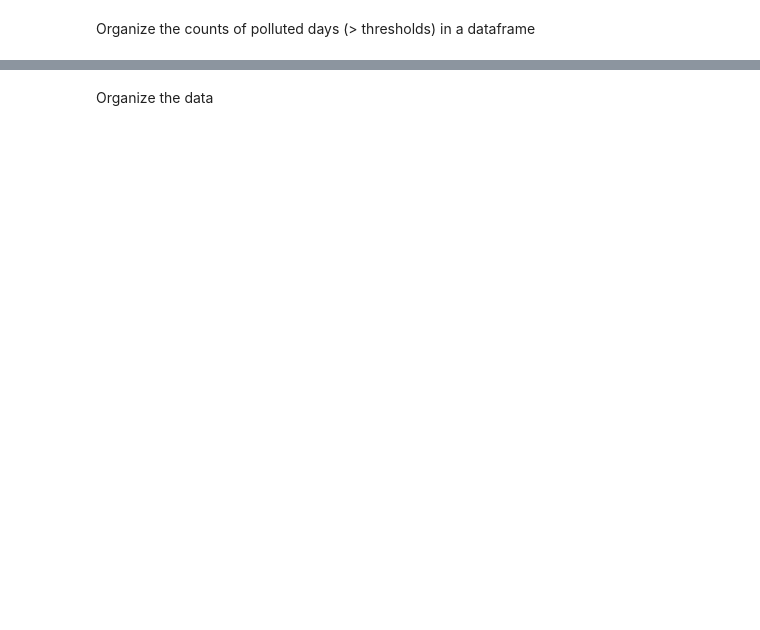
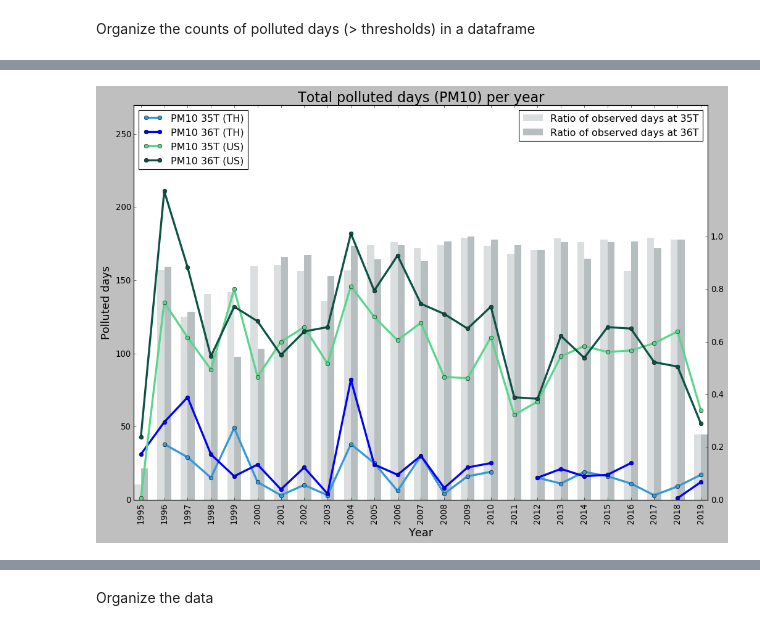
Before and after one commit to qiang-yi/Thailand_Haze, a Jupyter notebook: PM_time_series.ipynb, the cells around one changed output, grey strips where cells are left out. Saved outputs shown, nothing was run; the diff lists cells and outputs as text; code cells hidden in the pictures; blank space fills up the shorter version.

```diff
--- a/PM_time_series.ipynb
+++ b/PM_time_series.ipynb
@@ -389,0 +145,8 @@ plt.show()
+# %%
+# Calculated days in years depending on leap or non-leap yearggg
+PM_df.loc[PM_df['year']%4 == 0, 'days_in_year'] = 366
+PM_df.loc[PM_df['year']%4 != 0, 'days_in_year'] = 365
+PM_df['PM10_36T_data_R'] = PM_df['PM10_36T_all']/ PM_df['days_in_year']
+PM_df['PM10_35T_data_R'] = PM_df['PM10_35T_all']/ PM_df['days_in_year']
+PM_df['PM25_36T_data_R'] = PM_df['PM25_36T_all']/ PM_df['days_in_year']
+PM_df['PM25_35T_data_R'] = PM_df['PM25_35T_all']/ PM_df['days_in_year']
@@ -389,0 +175,48 @@ plt.show()
+# %%
+year_ls = list(PM_df['year'])
+#color_ls = ['grey']*len(year_ls)
+#color_ls[10]='red'
+
+plt.rcParams['figure.figsize'] = [15, 10] # enlarge the default plotting size
+
+fig, ax1 = plt.subplots()
+ax2 = ax1.twinx()  # instantiate a second axes that shares the same x-axis
+
+# Plot bars first
+w = 0.3
+ax1.bar([x-w/2 for x in year_ls],PM_df['PM10_35T_data_R'],width=w,color='#CCD1D1',alpha=0.7,align='center',edgecolor = "none",label="Ratio of observed days at 35T")
+ax1.bar([x+w/2 for x in year_ls],PM_df['PM10_36T_data_R'],width=w,color='#99A3A4',alpha=0.7,align='center',edgecolor = "none",label="Ratio of observed days at 36T")
+
+# Format axis labels and ticks
+ax1.xaxis.set_ticks(year_ls)
+ax1.set_xticklabels(year_ls,rotation=90, fontsize=s)
+ax1.set_ylim(0, 1.5)
+ax1.yaxis.set_ticks([0,0.2,0.4,0.6,0.8,1.0])
+ax1.yaxis.tick_right()
+
+#ax1.yaxis.set_label_position("right")
+#ax1.bar(year_ls,PM_df['PM10_36T_data_R'],color='b',alpha=0.2)
+
+
+# Plot line charts
+ax2.plot(year_ls, PM_df['PM10_35T_th'], marker="o", color='#3498DB', linewidth=3, label='PM10 35T (TH)')
+ax2.plot(year_ls, PM_df['PM10_36T_th'], marker="o", color='b', linewidth=3, label='PM10 36T (TH)')
+ax2.plot(year_ls, PM_df['PM10_35T_us'], marker="o", color='#58D68D', linewidth=3, label='PM10 35T (US)')
+ax2.plot(year_ls, PM_df['PM10_36T_us'], marker="o", color='#0B5345', linewidth=3, label='PM10 36T (US)')
+ax2.yaxis.tick_left()
+ax2.yaxis.set_label_position("left")
+ax2.set_ylim(0, 270)
+
+# Add legend
+ax2.legend(loc=2)
+ax1.legend(loc=1)
+
+ax2.set_ylabel('Polluted days',fontsize = m)
+ax1.set_xlabel("Year", fontsize=m)
+plt.title('Total polluted days (PM10) per year', loc='Center', fontsize=l, fontweight=0)
+
+
+plt.savefig(figure_path+'figure1.png',dpi=300)
+plt.show()
+# %% [output]
+[figure, added]
```
Also changed, not shown: parts of 68 cells of this notebook.
